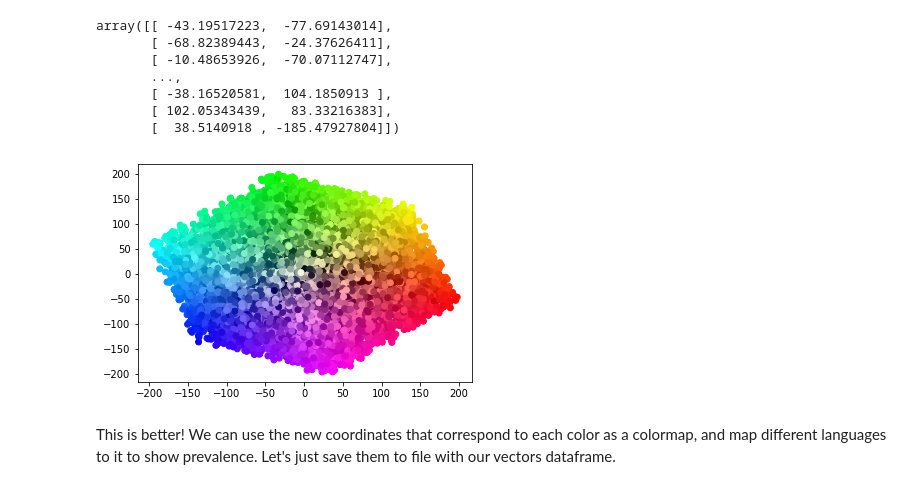
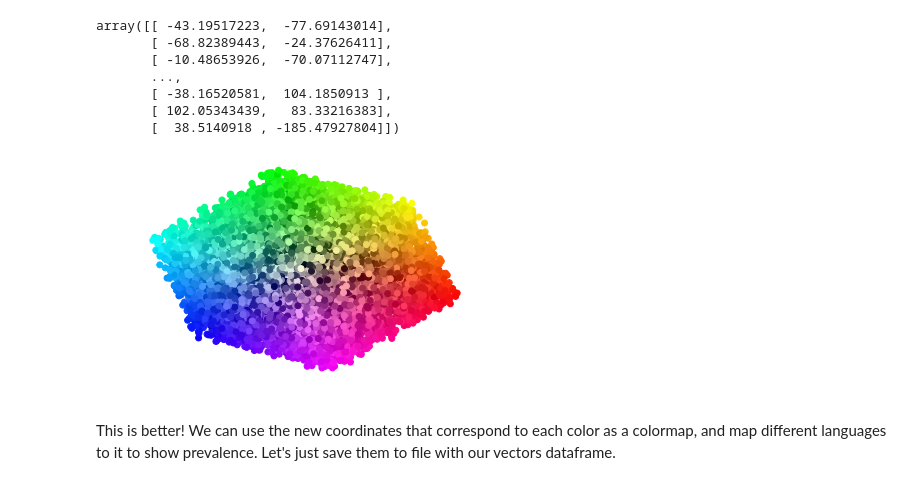
Before and after one commit to vsoch/codeart, a Jupyter notebook: examples/derive_colormap.ipynb, the cells around one changed output. Cells and saved outputs as stored; diff of their text form; code cells hidden in the pictures.

```diff
--- a/examples/derive_colormap.ipynb
+++ b/examples/derive_colormap.ipynb
@@ -118,9 +118,10 @@ array([[ -43.19517223,  -77.69143014],
        [ 102.05343439,   83.33216383],
        [  38.5140918 , -185.47927804]])
 # %%
-plt.scatter(data[:,0], data[:,1], c=vectors.to_numpy()/255);
+plt.scatter(data[:,0], data[:,1], c=vectors[[0,1,2]].to_numpy()/255);
+plt.axis('off');
 # %% [output]
-[figure, old version]
+[figure, new version]
 # %% [markdown]
 This is better! We can use the new coordinates that correspond to each color as a colormap, and map different languages to it to show prevalence. Let's just save them to file with our vectors dataframe.
 # %%
```
Also changed, not shown: 11 other files.
